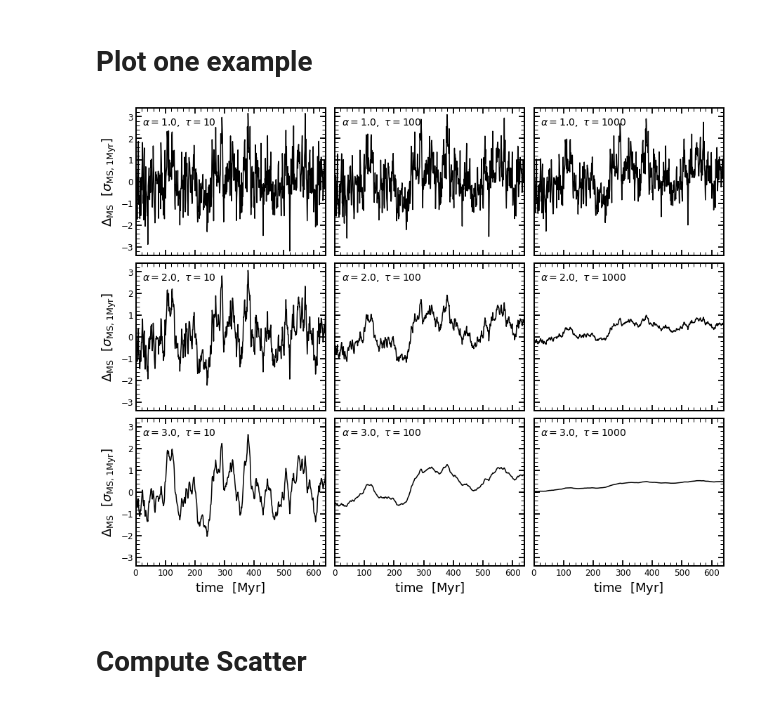
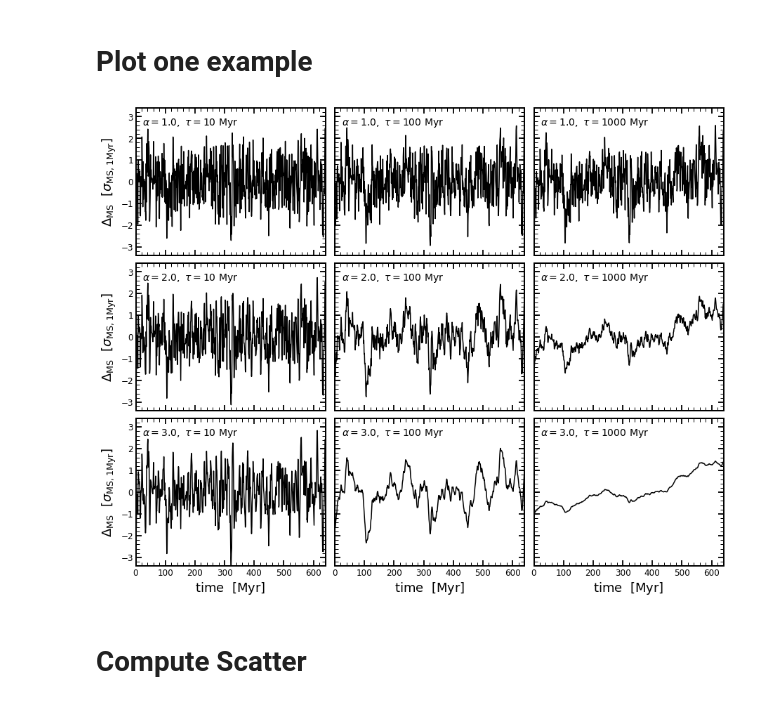
Before and after one commit to stacchella/variability_SFHs, a Jupyter notebook: notebooks/PSD_Analysis.ipynb, the cells around one changed output. Saved outputs shown, nothing was run; the diff lists cells and outputs as text; code cells hidden in the pictures.

Commit message:
updated scatter

```diff
--- a/notebooks/PSD_Analysis.ipynb
+++ b/notebooks/PSD_Analysis.ipynb
@@ -35,36 +35,36 @@ list_of_tau = np.unique(list_tau)
 # %%
 # plot grid with varying tau and slope
 
 slope_plot = [1.0, 2.0, 3.0]
 tau_plot = [10.0, 100.0, 1000.0]
 
 fig, axes = plt.subplots(nrows=len(slope_plot), ncols=len(tau_plot), figsize=(5.0*len(tau_plot), 4.0*len(slope_plot)))
 
 for ii in range(len(slope_plot)):
     for jj in range(len(tau_plot)):
         ax = axes[ii][jj]
-        LC = Simulate_TK_Lightcurve(BendingPL, (1.0, 1.0/(2.0*np.pi*tau_plot[jj]), slope_plot[ii], 0.0, 0.0), randomSeed=100, RedNoiseL=10, aliasTbin=1.0, tbin=1, length=10000)
-        ax.plot(LC.flux[:5000], '-', lw=1.5, color='black')
-        ax.text(23, 2.6, r'$\alpha=%.1f,\ \tau=%.0f$' %(slope_plot[ii], tau_plot[jj]), fontsize=14)
+        LC = Simulate_TK_Lightcurve(BendingPL, (1.0, 1.0/(tau_plot[jj]), slope_plot[ii], 0.0, 0.0), randomSeed=100, RedNoiseL=10, aliasTbin=1.0, tbin=1, length=3000)
+        ax.plot(LC.flux[:640], '-', lw=1.5, color='black')
+        ax.text(23, 2.6, r'$\alpha=%.1f,\ \tau=%.0f$ Myr' %(slope_plot[ii], tau_plot[jj]), fontsize=14)
         ax.set_xlim([0.0, 640.0])
         ax.set_ylim([-3.4, 3.4])
         if (ii<len(slope_plot)-1):
             ax.set_xlabel('', fontsize=18)
             ax.xaxis.set_ticklabels([])
         else:
             ax.set_xlabel(r'$\mathrm{time}\/\/\/\/[\mathrm{Myr}]$', fontsize=18)
         if (jj>=1):
             ax.set_ylabel('', fontsize=18)
             ax.yaxis.set_ticklabels([])
         else:
             ax.set_ylabel(r'$\Delta_{\rm MS}\/\/\/\/[\sigma_{\rm MS,1\mathrm{Myr}}]$', fontsize=18)
 
 
 plt.subplots_adjust(hspace=0.05, wspace=0.05)
 plt.savefig(path_figures + 'Example_SFHs.pdf', bbox_inches='tight')
 plt.show()
 # %% [output]
-[figure, old version]
+[figure, new version]
 # %% [markdown]
 # Compute Scatter
 # %%
```
Also changed, not shown: parts of 14 cells of this notebook, 6 other files.
